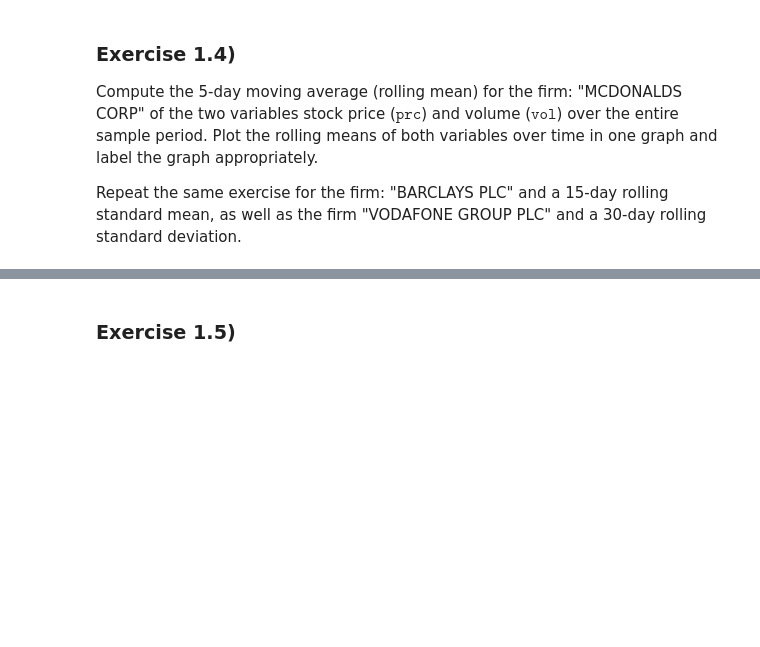
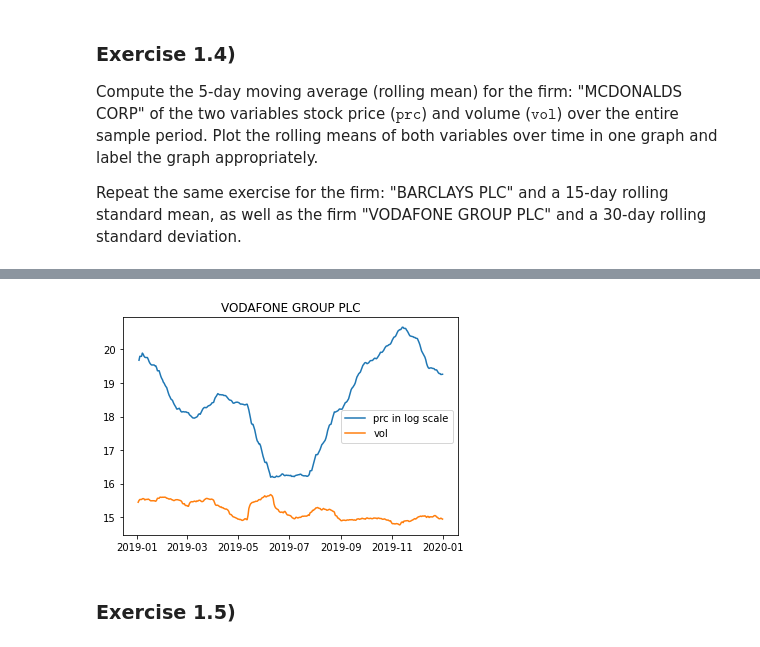
Before and after one commit to schaeferrodrigo/DataScience_practice, a Jupyter notebook: RA_test/RA/RA_test_exercises/RA_test_exercises.ipynb, the cells around one changed output, grey strips where cells are left out. Cells and saved outputs as stored; diff of their text form; code cells hidden in the pictures; blank space fills up the shorter version.

```diff
--- a/RA_test/RA/RA_test_exercises/RA_test_exercises.ipynb
+++ b/RA_test/RA/RA_test_exercises/RA_test_exercises.ipynb
@@ -192,3 +212,7 @@ KeyError: 1
+# %%
+prc_vol_RollAvg('VODAFONE GROUP PLC', 30)
+# %% [output]
+[figure, added]
 # %% [markdown]
 ### Exercise 1.5)
 # %% [markdown]
```
Also changed, not shown: parts of 24 cells of this notebook, 4 other files.
